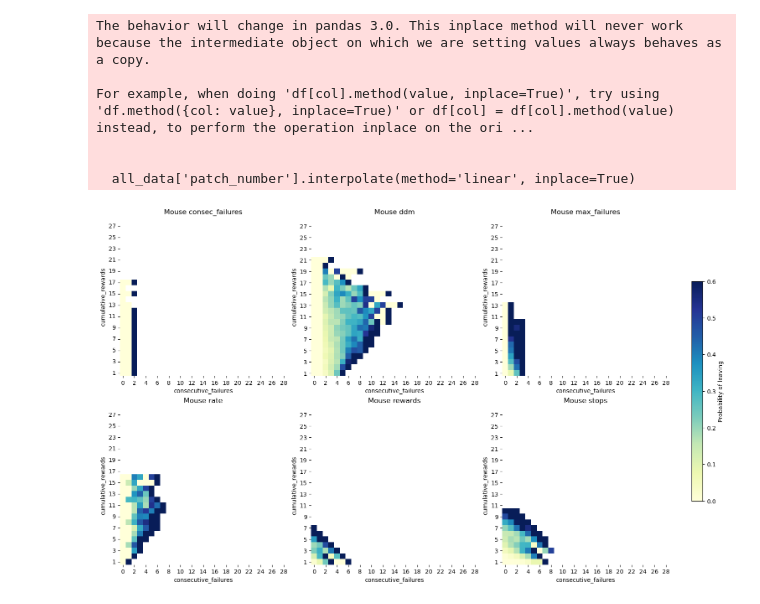
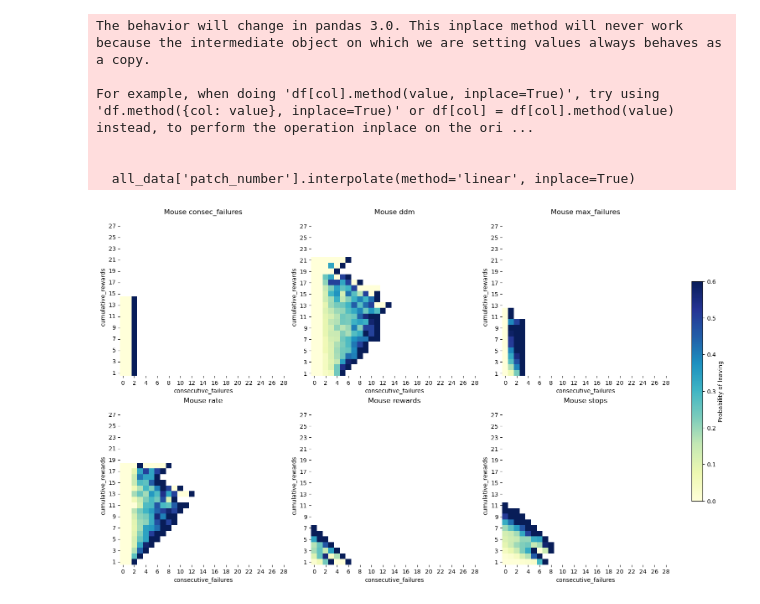
Before and after one commit to lauradriscoll/foraging-strategies, a Jupyter notebook: code/heatmap_x_consecutive_failures_y_cumulative_rewards.ipynb, the cells around one changed output. Drawn from its saved outputs; the diff is of its cells as text; code cells hidden in the pictures.

```diff
--- a/code/heatmap_x_consecutive_failures_y_cumulative_rewards.ipynb
+++ b/code/heatmap_x_consecutive_failures_y_cumulative_rewards.ipynb
@@ -107,10 +107,10 @@ for i, mouse in enumerate(mice):
     mouse_df = all_data[all_data['strategy'] == mouse]
 
     # Count number of samples per bin
-    counts = mouse_df.groupby(['cumulative_rewards', 'failures']).is_choice.count().unstack()
+    counts = mouse_df.groupby(['cumulative_rewards', 'consecutive_failures']).is_choice.count().unstack()
 
     # Compute mean (probability) per bin
-    probs = mouse_df.groupby(['cumulative_rewards', 'failures']).is_choice.mean().unstack()
+    probs = mouse_df.groupby(['cumulative_rewards', 'consecutive_failures']).is_choice.mean().unstack()
 
     # # Mask out bins with fewer than 5 samples
     # probs[counts < 5] = np.nan
@@ -127,31 +127,31 @@ for i, mouse in enumerate(mice):
     last_hm = sns.heatmap(plot, ax=ax, cmap='YlGnBu', cbar=False, vmax=vmax)
     ax.invert_yaxis()
     # ax.set_ylabel('Cumulative Rewards')
     # ax.set_xlabel('Consecutive Failures')
     ax.set_yticklabels(ax.get_yticklabels(), rotation=0, ha='right')
     ax.set_xticklabels(ax.get_xticks().astype(int))
     ax.set_yticklabels(ax.get_yticks().astype(int))
 
     # Set ticks to be centered in the square
     ax.set_yticks(np.arange(1, max_number, step) + 0.5, minor=False)
     ax.set_xticks(np.arange(0, max_number, step) + 0.5, minor=False)
     ax.set_xticklabels([str(x) for x in np.arange(0, max_number, step)])
     ax.set_yticklabels([str(y) for y in np.arange(1, max_number, step)])
     ax.tick_params(axis='x', labelbottom=True)
     ax.tick_params(axis='y')
     ax.tick_params(labelbottom=True, labelleft=True)
 
     ax.set_xlim(0, max_number-1)
     ax.set_ylim(1, max_number-1)
     ax.set_title(f'Mouse {mouse}')
 
 # Hide unused subplots
 for j in range(i + 1, len(axes)):
     axes[j].axis('off')
 
 cbar = fig.colorbar(last_hm.collections[0], ax=axes[:n_mice], orientation='vertical', fraction=0.02, pad=0.04)
 cbar.set_label(title)
 
 # plt.savefig(os.path.join(results_path, f'model_grid_strategy_x_consecfailures_y_cumrewards_hue_{variable}_.pdf'), bbox_inches='tight')
 # %% [output]
-[figure, old version]
+[figure, new version]
```
Also changed, not shown: parts of 1 cell of this notebook, 8 other files.
